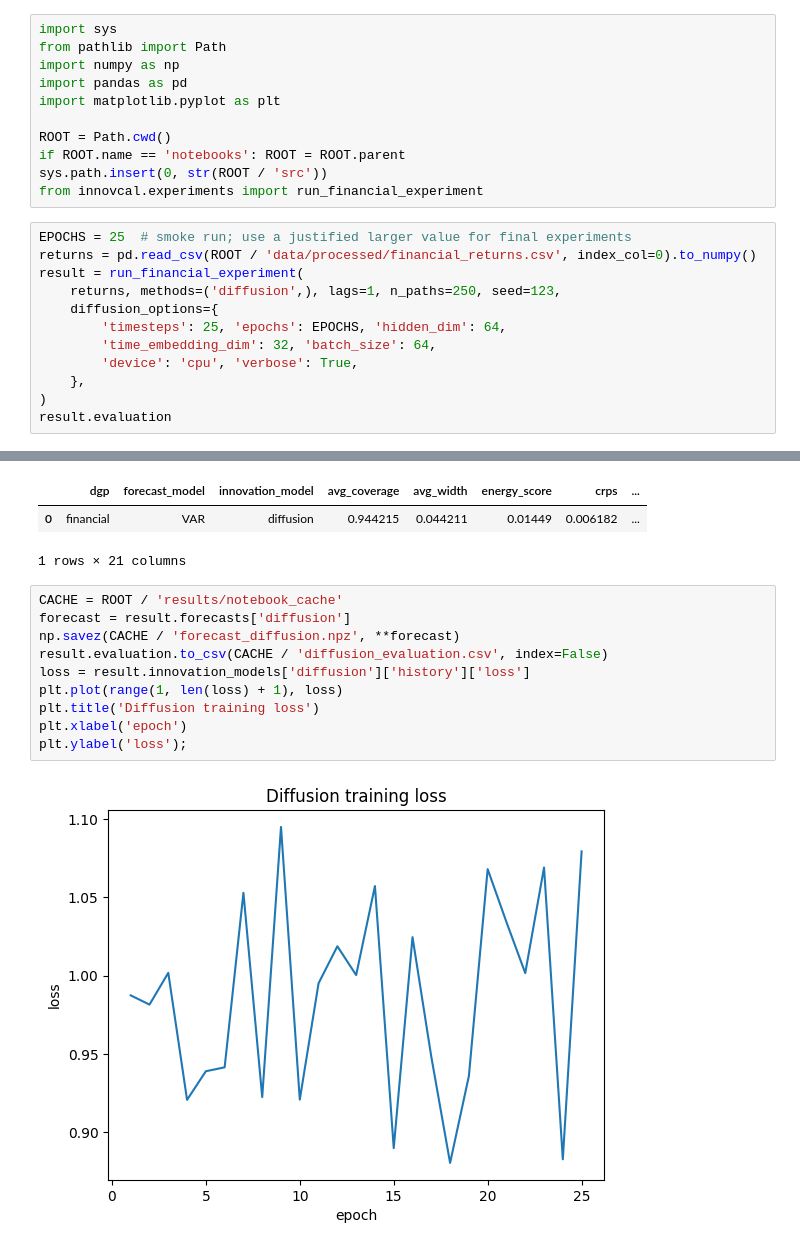
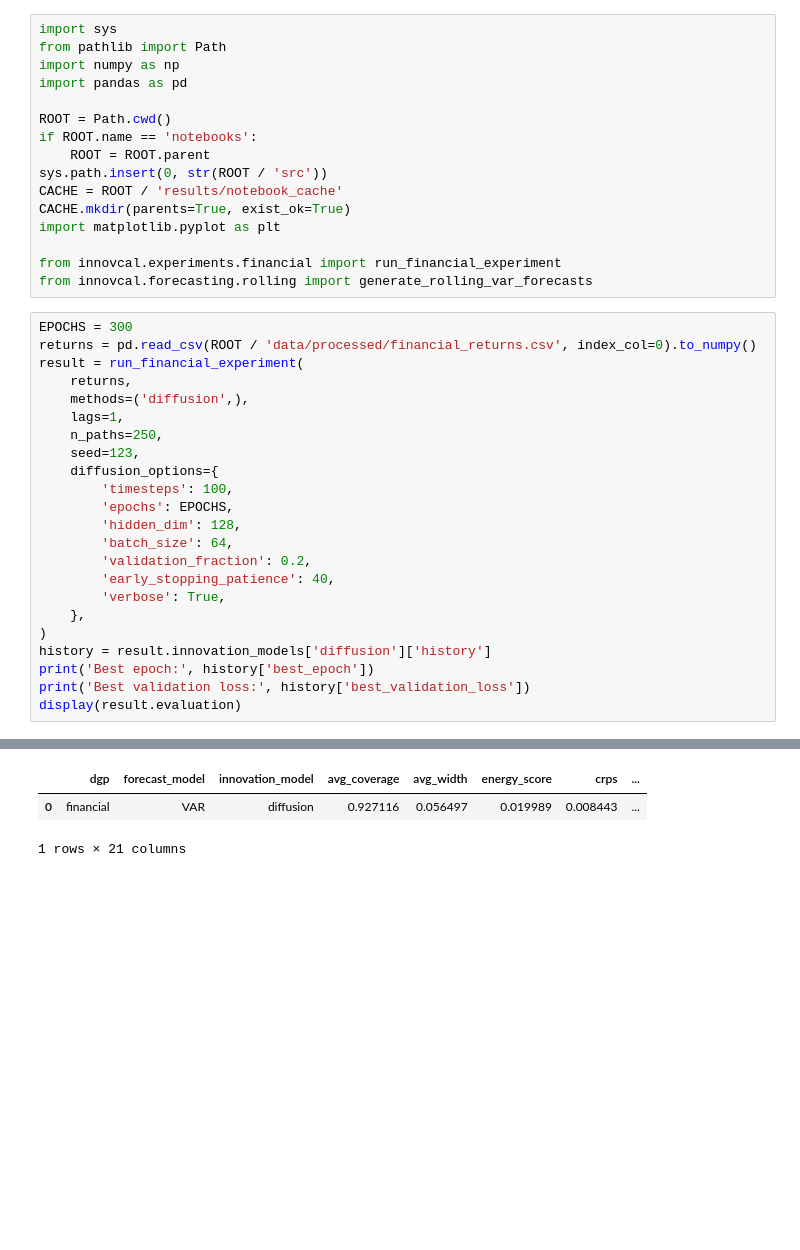
Before and after one commit to JonathanMa03/innovative-droBVAR, a Jupyter notebook: notebooks/04_di_var.ipynb, the cells around one changed output, grey strips where cells are left out. Saved outputs shown, nothing was run; the diff lists cells and outputs as text; blank space fills up the shorter version.

```diff
--- a/notebooks/04_di_var.ipynb
+++ b/notebooks/04_di_var.ipynb
@@ -7,22 +7,38 @@ import sys
 from pathlib import Path
 import numpy as np
 import pandas as pd
+
+ROOT = Path.cwd()
+if ROOT.name == 'notebooks':
+    ROOT = ROOT.parent
+sys.path.insert(0, str(ROOT / 'src'))
+CACHE = ROOT / 'results/notebook_cache'
+CACHE.mkdir(parents=True, exist_ok=True)
 import matplotlib.pyplot as plt
 
-ROOT = Path.cwd()
-if ROOT.name == 'notebooks': ROOT = ROOT.parent
-sys.path.insert(0, str(ROOT / 'src'))
-from innovcal.experiments import run_financial_experiment
+from innovcal.experiments.financial import run_financial_experiment
+from innovcal.forecasting.rolling import generate_rolling_var_forecasts
 # %%
-EPOCHS = 25  # smoke run; use a justified larger value for final experiments
+EPOCHS = 300
 returns = pd.read_csv(ROOT / 'data/processed/financial_returns.csv', index_col=0).to_numpy()
 result = run_financial_experiment(
-    returns, methods=('diffusion',), lags=1, n_paths=250, seed=123,
+    returns,
+    methods=('diffusion',),
+    lags=1,
+    n_paths=250,
+    seed=123,
     diffusion_options={
-        'timesteps': 25, 'epochs': EPOCHS, 'hidden_dim': 64,
-        'time_embedding_dim': 32, 'batch_size': 64,
-        'device': 'cpu', 'verbose': True,
+        'timesteps': 100,
+        'epochs': EPOCHS,
+        'hidden_dim': 128,
+        'batch_size': 64,
+        'validation_fraction': 0.2,
+        'early_stopping_patience': 40,
+        'verbose': True,
     },
 )
-result.evaluation
+history = result.innovation_models['diffusion']['history']
+print('Best epoch:', history['best_epoch'])
+print('Best validation loss:', history['best_validation_loss'])
+display(result.evaluation)
 # %% [output]
@@ -31,15 +51,3 @@ Epoch 0025 | loss = 1.079303
 |  | dgp | forecast_model | innovation_model | avg_coverage | avg_width | energy_score | crps | ... |
-| 0 | financial | VAR | diffusion | 0.944215 | 0.044211 | 0.01449 | 0.006182 | ... |
+| 0 | financial | VAR | diffusion | 0.927116 | 0.056497 | 0.019989 | 0.008443 | ... |
 1 rows × 21 columns
-# %%
-CACHE = ROOT / 'results/notebook_cache'
-forecast = result.forecasts['diffusion']
-np.savez(CACHE / 'forecast_diffusion.npz', **forecast)
-result.evaluation.to_csv(CACHE / 'diffusion_evaluation.csv', index=False)
-loss = result.innovation_models['diffusion']['history']['loss']
-plt.plot(range(1, len(loss) + 1), loss)
-plt.title('Diffusion training loss')
-plt.xlabel('epoch')
-plt.ylabel('loss');
-# %% [output]
-[figure, removed]
```
Also changed, not shown: parts of 7 cells of this notebook, 37 other files.
